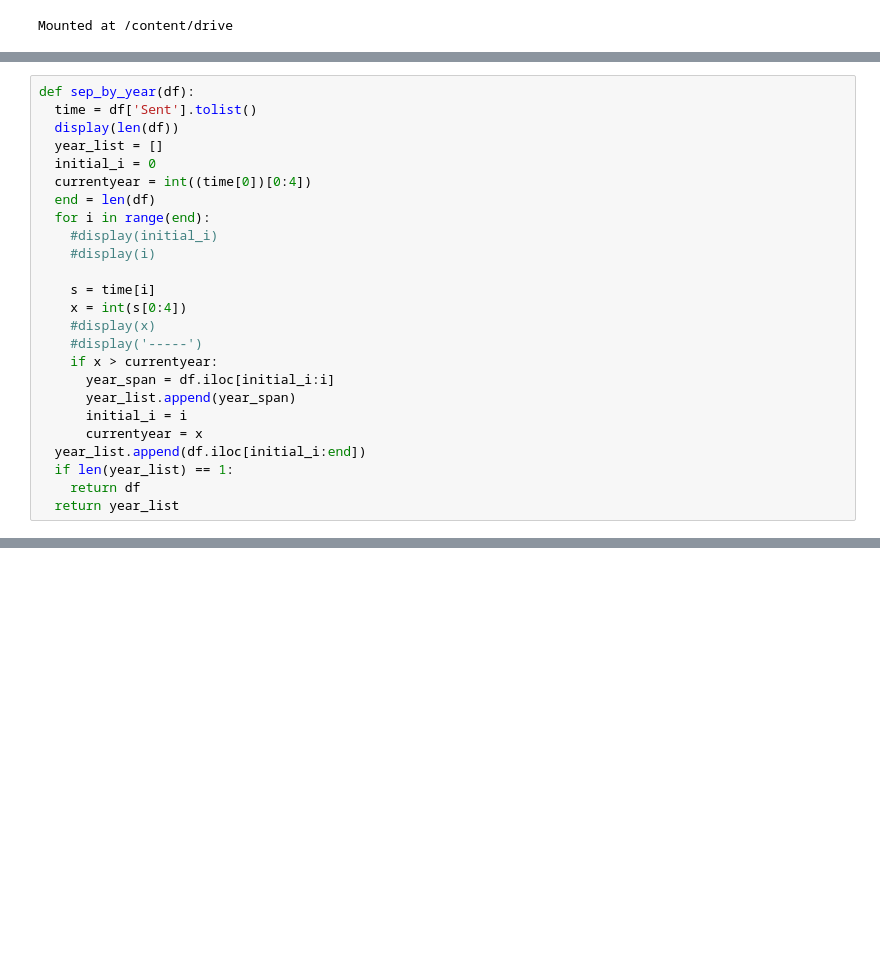
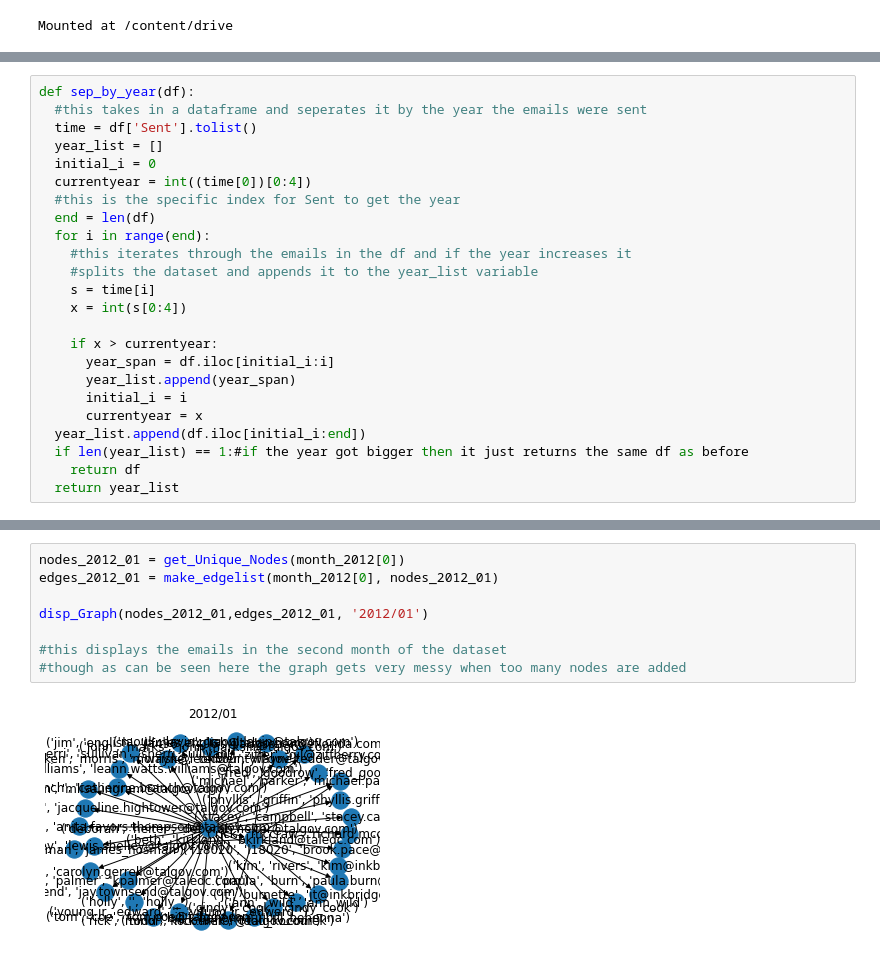
Before and after one commit to manmclir/GNN_CRA, a Jupyter notebook: GNN_CRA_collab.ipynb, the cells around one changed output, grey strips where cells are left out. Drawn from its saved outputs; the diff is of its cells as text; blank space fills up the shorter version.

```diff
--- a/GNN_CRA_collab.ipynb
+++ b/GNN_CRA_collab.ipynb
@@ -619,26 +505,25 @@ ValueError: ignored
 # %%
 def sep_by_year(df):
+  #this takes in a dataframe and seperates it by the year the emails were sent
   time = df['Sent'].tolist()
-  display(len(df))
   year_list = []
   initial_i = 0
   currentyear = int((time[0])[0:4])
+  #this is the specific index for Sent to get the year
   end = len(df)
   for i in range(end):
-    #display(initial_i)
-    #display(i)
-
+    #this iterates through the emails in the df and if the year increases it
+    #splits the dataset and appends it to the year_list variable
     s = time[i]
     x = int(s[0:4])
-    #display(x)
-    #display('-----')
+
     if x > currentyear:
       year_span = df.iloc[initial_i:i]
       year_list.append(year_span)
       initial_i = i
       currentyear = x
   year_list.append(df.iloc[initial_i:end])
-  if len(year_list) == 1:
+  if len(year_list) == 1:#if the year got bigger then it just returns the same df as before
     return df
   return year_list
 # %%
@@ -835,0 +613,10 @@ error: failed to push some refs to 'https://github.com/manmclir/GNN_CRA.git'
+# %%
+nodes_2012_01 = get_Unique_Nodes(month_2012[0])
+edges_2012_01 = make_edgelist(month_2012[0], nodes_2012_01)
+
+disp_Graph(nodes_2012_01,edges_2012_01, '2012/01')
+
+#this displays the emails in the second month of the dataset
+#though as can be seen here the graph gets very messy when too many nodes are added
+# %% [output]
+[figure, added]
```
Also changed, not shown: parts of 37 cells of this notebook.
